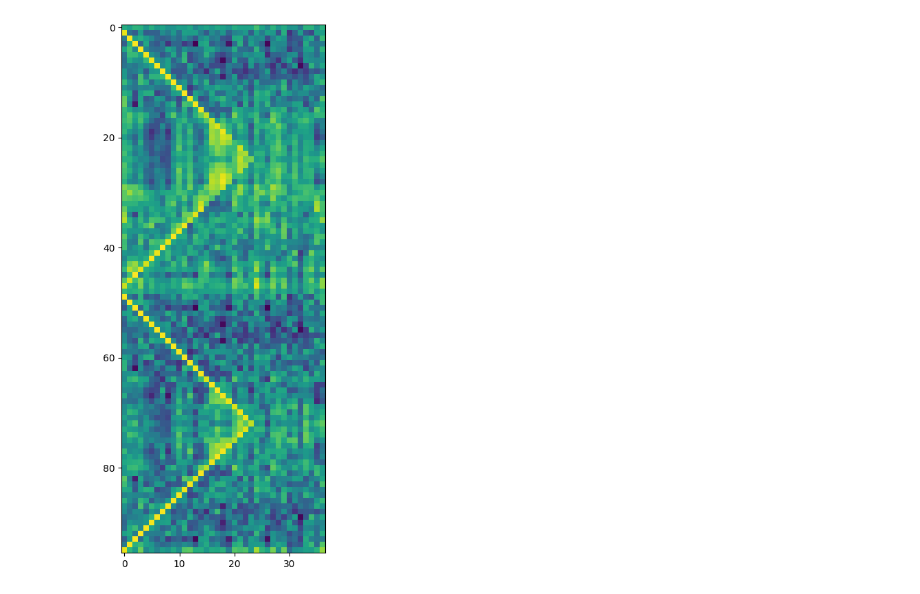
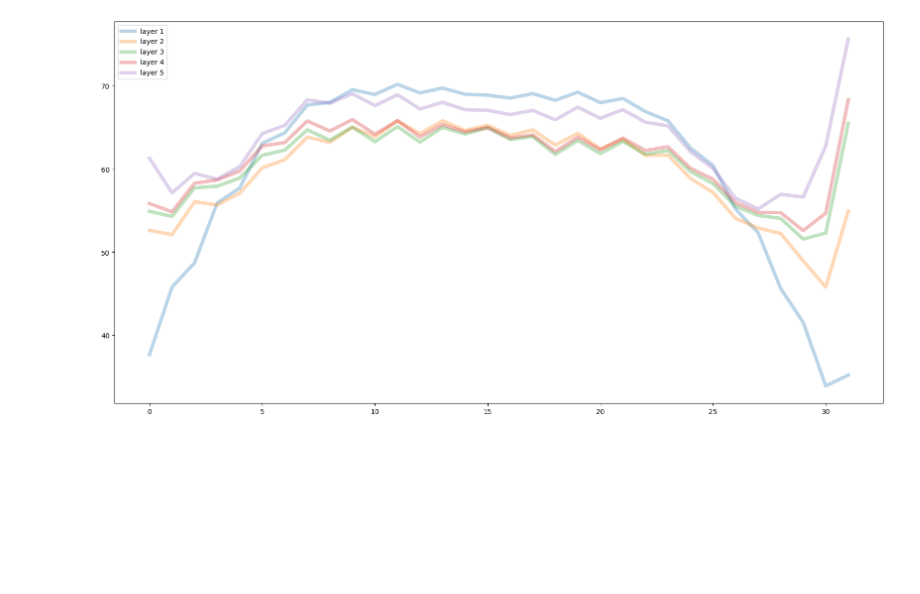
Before and after one commit to msh2481/LanguageTransfer, a Jupyter notebook: analysis_brackets.ipynb, the cells around one changed output. Saved outputs shown, nothing was run; the diff lists cells and outputs as text; code cells hidden in the pictures; blank space fills up the shorter version.

```diff
--- a/analysis_brackets.ipynb
+++ b/analysis_brackets.ipynb
@@ -91,9 +193,59 @@ def max_correct(model: nn.Module, tokenizer) -> int:
+# %%
+@typed
+def layerwise_acts(n: int) -> TT:
+    global activations_dict
+
+    activations_dict = {}
+    with Hooks(model, activation_saver):
+        prompt = random_nested_prompt(n) + " " + random_nested_prompt(n)
+        _ = get_loss(model, tokenizer, prompt)
+    arrs = []
+    for i in range(1, 6):
+        act = activations_dict[f"transformer.h.{i}"][0][0, 2 * n :]
+        metric = act.abs().max(dim=-1)[0]
+        arr = metric.detach()
+        arrs.append(arr)
+    return t.stack(arrs)
+# %%
+s = 0
+k = 100
+for _ in range(k):
+    s += layerwise_acts(16)
+s /= k
+
+plt.figure(figsize=(20, 10))
+# plt.imshow(im)
+# plt.colorbar()
+for i in range(len(s)):
+    plt.plot(s[i], "-", label=f"layer {i+1}", lw=5, alpha=0.3)
+plt.legend()
+plt.show()
+# print(im)
+# %% [output]
+[figure, added]
 # %%
 n = 24
 prompt = nested_prompt(n) + " " + nested_prompt(n)
 lp = get_logprobs(model, tokenizer, prompt)
 plt.figure(figsize=(10, 10))
-plt.imshow(lp[:, 1 : 3* (n + 1) : 2])
+plt.imshow(lp[:, 1 : 3 * (n + 1) : 2])
 plt.savefig("img/observed.svg")
+
+
+@typed
+def analyze_orthonormality(model: nn.Module) -> None:
+    embs = model.get_input_embeddings().weight.detach()
+    norms = embs.norm(dim=-1)
+    print(f"norms: {norms.mean().item():.3f} ± {norms.std().item():.3f}")
+    A = embs @ embs.T
+    print(f"covariance: {A.mean().item():.3f}, variance: {A.diag().mean().item():.3f}")
+
+
+analyze_orthonormality(AutoModelForCausalLM.from_pretrained("Mlxa/brackets-nested"))
+analyze_orthonormality(AutoModelForCausalLM.from_pretrained("Mlxa/brackets-flat"))
+analyze_orthonormality(
+    AutoModelForCausalLM.from_pretrained("Mlxa/brackets-flat_shuffle")
+)
+analyze_orthonormality(
+    AutoModelForCausalLM.from_pretrained("roneneldan/TinyStories-8M")
+)
-# %% [output]
-[figure, removed]
```
Also changed, not shown: parts of 10 cells of this notebook, 5 other files.
